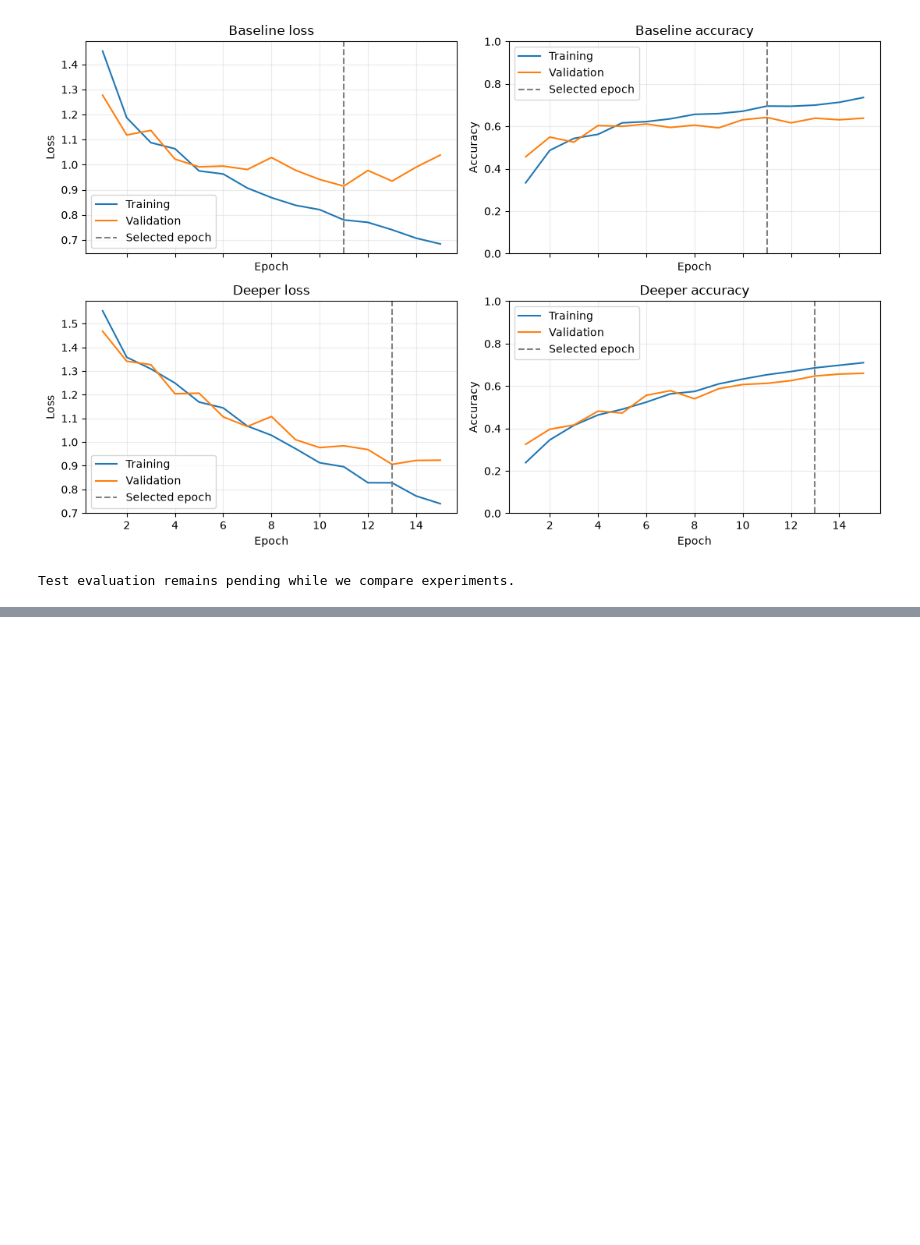
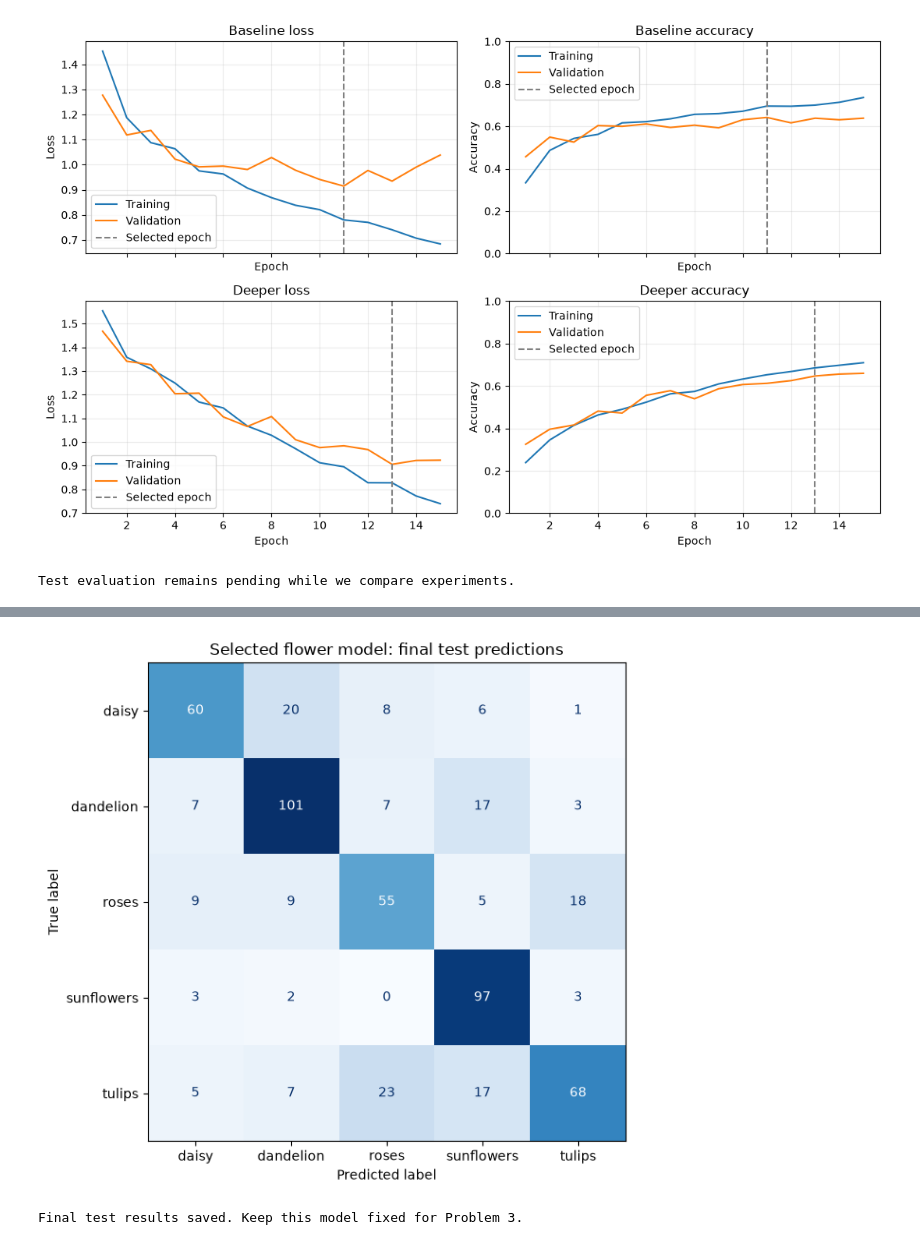
Before and after one commit to schwartzberg/dec04c, a Jupyter notebook: e89-Schwartzberg-Paul-HW04.ipynb, the cells around one changed output, grey strips where cells are left out. Saved outputs shown, nothing was run; the diff lists cells and outputs as text; code cells hidden in the pictures; blank space fills up the shorter version.

```diff
--- a/e89-Schwartzberg-Paul-HW04.ipynb
+++ b/e89-Schwartzberg-Paul-HW04.ipynb
@@ -956,0 +1202,74 @@ Training loss continued to fall after the selected epoch while validation loss r
+# %%
+# The experiment choice is already fixed in model_selection.json.
+from sklearn.metrics import accuracy_score, balanced_accuracy_score, classification_report, ConfusionMatrixDisplay
+
+flower_output_dir = Path("outputs") / "flowers"
+flower_final_selection = json.loads((flower_output_dir / "model_selection.json").read_text())
+flower_final_checkpoint = torch.load(
+    flower_output_dir / "selected_flower_cnn.pth", map_location=flower_device, weights_only=True
+)
+assert flower_final_checkpoint["experiment"] == flower_final_selection["experiment"]
+assert flower_final_checkpoint["class_names"] == flower_class_names
+assert flower_final_checkpoint["image_size"] == FLOWER_IMAGE_SIZE
+flower_final_model = build_flower_variant(
+    flower_final_checkpoint["config"], len(flower_class_names)
+).to(flower_device)
+flower_final_model.load_state_dict(flower_final_checkpoint["state_dict"])
+flower_final_model.eval()
+assert sum(isinstance(layer, nn.Conv2d) for layer in flower_final_model.modules()) == 5
+assert sum(isinstance(layer, nn.Linear) for layer in flower_final_model.modules()) == 3
+assert isinstance(flower_final_model.classifier[4], nn.ReLU)
+
+# One final test evaluation; these results do not change model selection.
+flower_true_labels, flower_predicted_labels = [], []
+flower_test_loss_sum = 0.0
+flower_final_criterion = nn.CrossEntropyLoss()
+with torch.no_grad():
+    for images, labels in flower_test_loader:
+        scores = flower_final_model(images.to(flower_device))
+        assert torch.isfinite(scores).all()
+        flower_test_loss_sum += flower_final_criterion(scores, labels.to(flower_device)).item() * len(labels)
+        flower_true_labels.extend(labels.tolist())
+        flower_predicted_labels.extend(scores.argmax(1).cpu().tolist())
+assert len(flower_true_labels) == len(flower_test_dataset)
+flower_final_test_loss = flower_test_loss_sum / len(flower_true_labels)
+flower_final_test_accuracy = accuracy_score(flower_true_labels, flower_predicted_labels)
+flower_final_balanced_accuracy = balanced_accuracy_score(flower_true_labels, flower_predicted_labels)
+flower_report = classification_report(
+    flower_true_labels, flower_predicted_labels,
+    labels=list(range(len(flower_class_names))), target_names=flower_class_names,
+    output_dict=True, zero_division=0,
+)
+print(f"Selected experiment: {flower_final_selection['experiment']}")
+print(f"Selected epoch: {flower_final_selection['best_epoch']}")
+print(f"Test images: {len(flower_true_labels)}")
+print(f"Test loss: {flower_final_test_loss:.4f}")
+print(f"Test accuracy: {flower_final_test_accuracy:.2%}")
+print(f"Balanced test accuracy: {flower_final_balanced_accuracy:.2%}")
+print(classification_report(
+    flower_true_labels, flower_predicted_labels,
+    labels=list(range(len(flower_class_names))), target_names=flower_class_names,
+    zero_division=0,
+))
+fig, ax = plt.subplots(figsize=(7, 6))
+ConfusionMatrixDisplay.from_predictions(
+    flower_true_labels, flower_predicted_labels,
+    labels=list(range(len(flower_class_names))), display_labels=flower_class_names,
+    cmap="Blues", colorbar=False, ax=ax,
+)
+ax.set_title("Selected flower model: final test predictions")
+plt.tight_layout()
+fig.savefig(flower_output_dir / "final_test_confusion_matrix.png", dpi=120)
+plt.show()
+flower_final_test_metrics = {
+    "selection": flower_final_selection, "test_images": len(flower_true_labels),
+    "test_loss": flower_final_test_loss, "test_accuracy": flower_final_test_accuracy,
+    "balanced_test_accuracy": flower_final_balanced_accuracy, "classification_report": flower_report,
+    "true_labels": flower_true_labels, "predicted_labels": flower_predicted_labels,
+    "checkpoint": "selected_flower_cnn.pth", "test_used_for_selection": False,
+}
+(flower_output_dir / "final_test_metrics.json").write_text(
+    json.dumps(flower_final_test_metrics, indent=2), encoding="utf-8"
+)
+print("Final test results saved. Keep this model fixed for Problem 3.")
+# %% [output]
@@ -956,0 +1293,2 @@ Training loss continued to fall after the selected epoch while validation loss r
+[figure, added]
+Final test results saved. Keep this model fixed for Problem 3.
```
Also changed, not shown: parts of 12 cells of this notebook, 19 other files.
